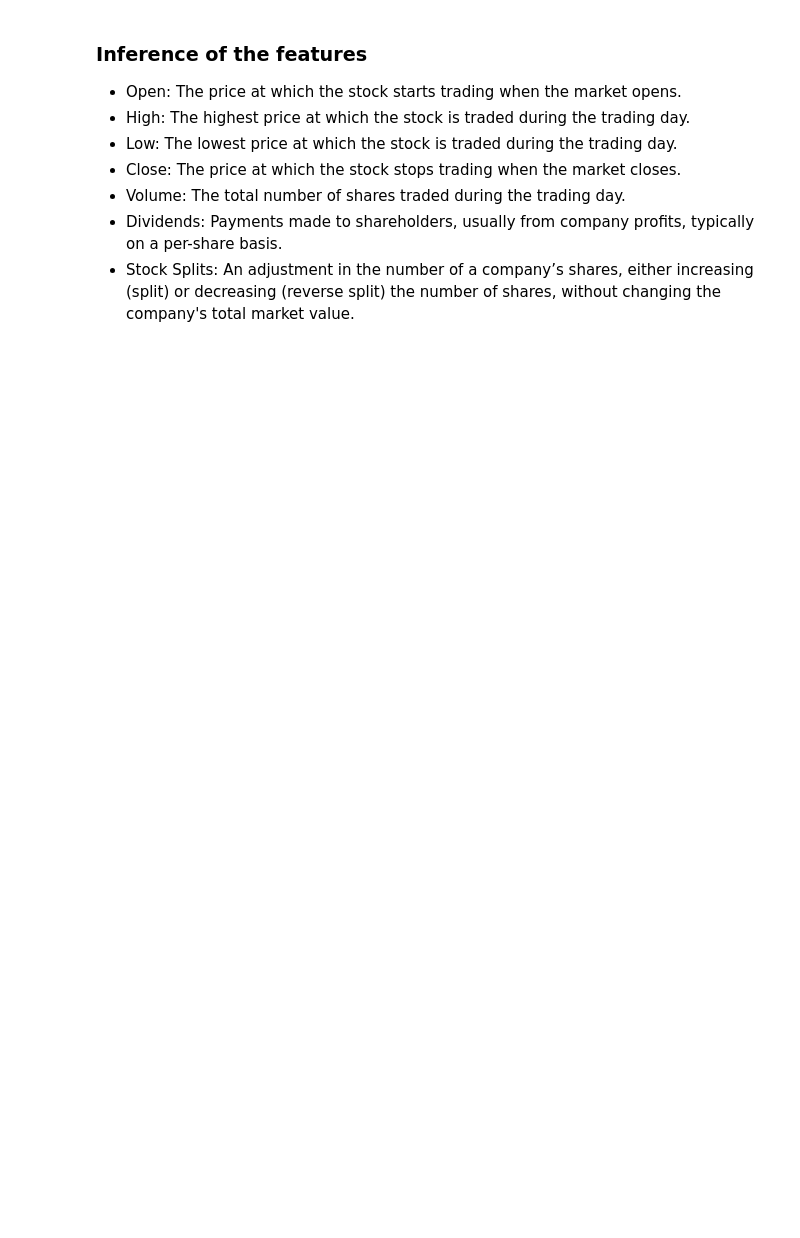
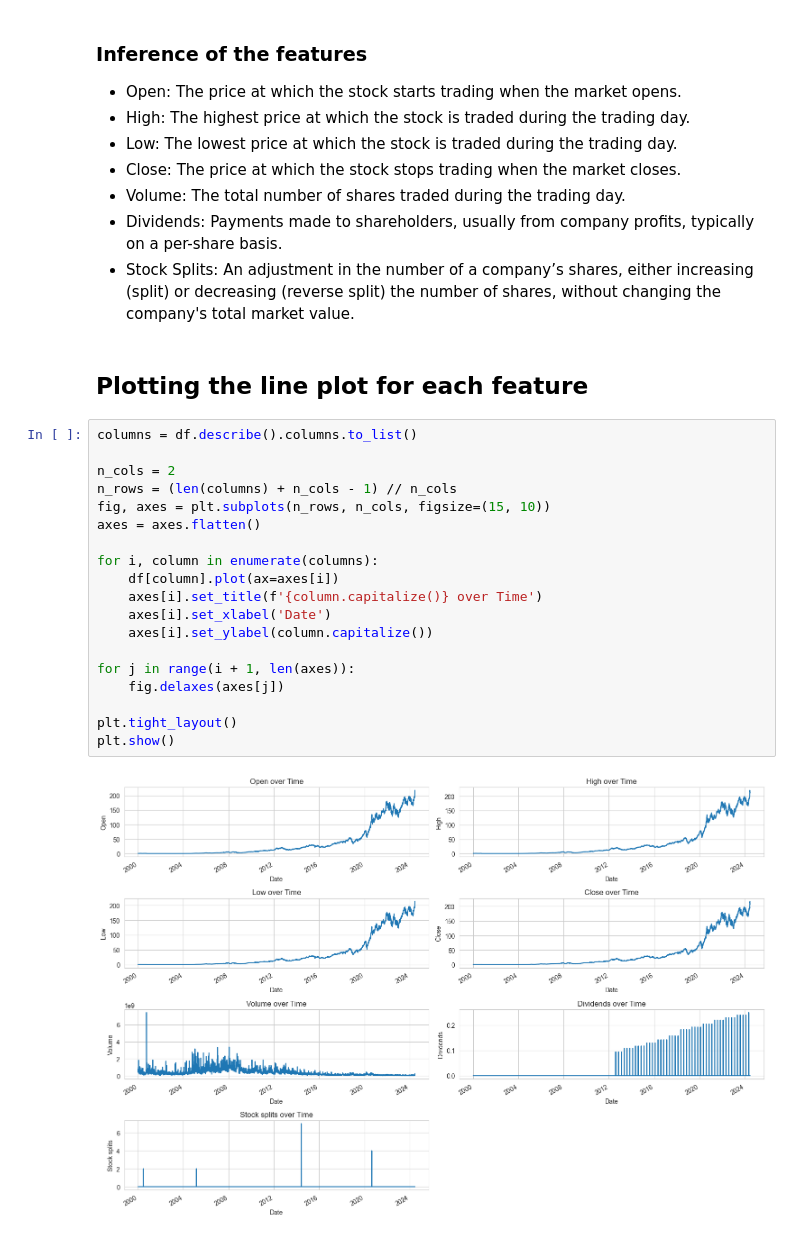
Before and after one commit to Asifdotexe/StoDir, a Jupyter notebook: code/stock-price-prediction.ipynb, the cells around one changed output. Drawn from its saved outputs; the diff is of its cells as text; blank space fills up the shorter version.

Commit message:
#11 plotting the line plot for all the features

```diff
--- a/code/stock-price-prediction.ipynb
+++ b/code/stock-price-prediction.ipynb
@@ -34,3 +34,26 @@ df.head()
 - Volume: The total number of shares traded during the trading day.
 - Dividends: Payments made to shareholders, usually from company profits, typically on a per-share basis.
 - Stock Splits: An adjustment in the number of a company’s shares, either increasing (split) or decreasing (reverse split) the number of shares, without changing the company's total market value.
+# %% [markdown]
+## Plotting the line plot for each feature
+# %%
+columns = df.describe().columns.to_list()
+
+n_cols = 2
+n_rows = (len(columns) + n_cols - 1) // n_cols
+fig, axes = plt.subplots(n_rows, n_cols, figsize=(15, 10))
+axes = axes.flatten()
+
+for i, column in enumerate(columns):
+    df[column].plot(ax=axes[i])
+    axes[i].set_title(f'{column.capitalize()} over Time')
+    axes[i].set_xlabel('Date')
+    axes[i].set_ylabel(column.capitalize())
+
+for j in range(i + 1, len(axes)):
+    fig.delaxes(axes[j])
+
+plt.tight_layout()
+plt.show()
+# %% [output]
+[figure, added]
```
Also changed, not shown: parts of 1 cell of this notebook.
